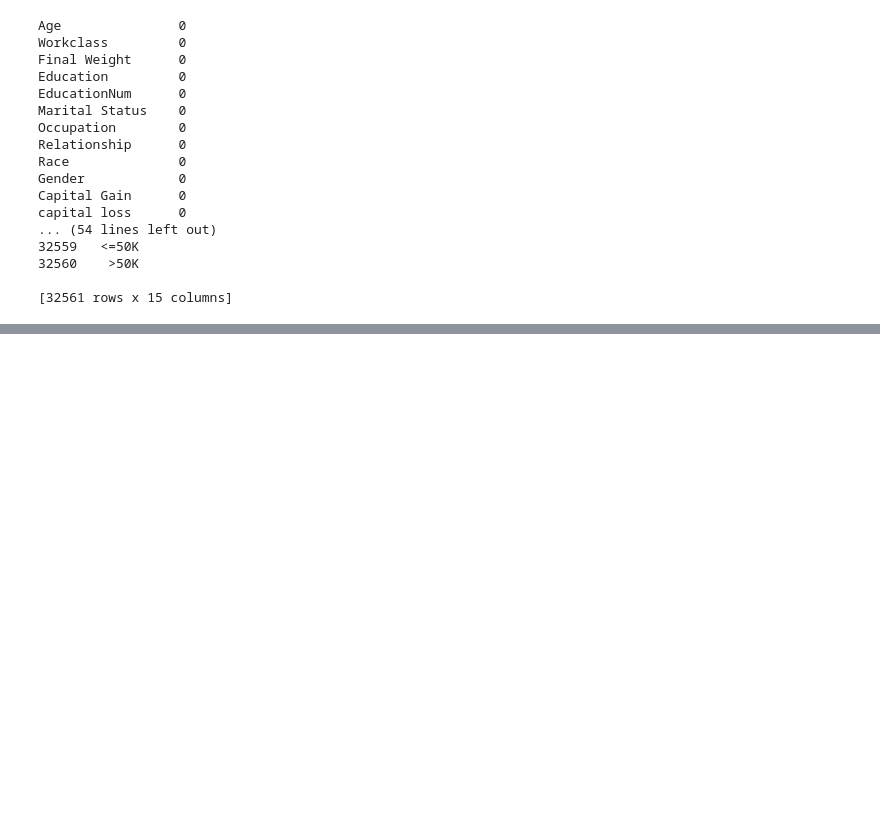
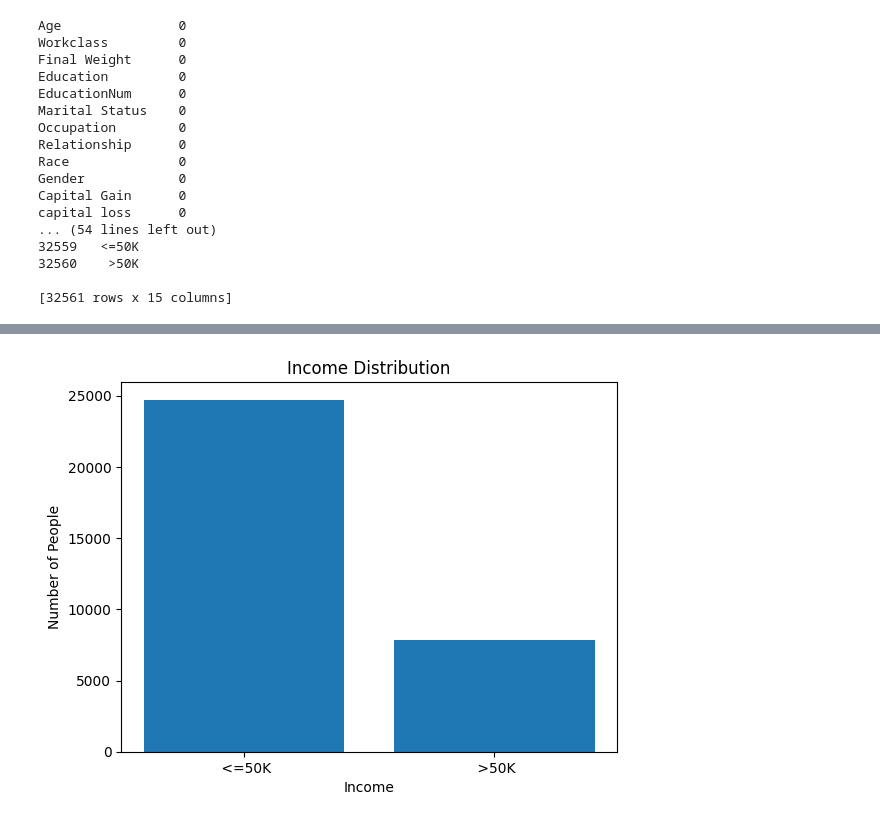
Before and after one commit to yaswanth-tech/da, a Jupyter notebook: EDA_Project1.ipynb, the cells around one changed output, grey strips where cells are left out. Drawn from its saved outputs; the diff is of its cells as text; code cells hidden in the pictures; blank space fills up the shorter version.

```diff
--- a/EDA_Project1.ipynb
+++ b/EDA_Project1.ipynb
@@ -474,0 +680,11 @@ AttributeError: 'NoneType' object has no attribute 'dropna'
+# %%
+#z-score method
+from scipy.stats import zscore
+from scipy.stats.mstats import winsorize
+df['EducationNum_zscore'] = zscore(df['EducationNum'])
+
+z_outliers = df[
+    df['EducationNum_zscore'].abs() > 16
+]
+
+print("Z-Score Outliers: ",len(z_outliers))
@@ -474,0 +715,7 @@ AttributeError: 'NoneType' object has no attribute 'dropna'
+# %%
+#winsorization
+df['EducationNum_winsorized']=winsorize(
+    df['EducationNum'],
+    limits=[0.05,0.5]
+)
+print(df.head())
@@ -474,0 +740,9 @@ AttributeError: 'NoneType' object has no attribute 'dropna'
+# %%
+#z-score method
+df['Hours per Week_zscore'] = zscore(df['Hours per Week'])
+
+z_outliers = df[
+    df['Hours per Week_zscore'].abs() > 40
+]
+
+print("Z-Score Outliers: ",len(z_outliers))
@@ -474,0 +773,7 @@ AttributeError: 'NoneType' object has no attribute 'dropna'
+# %%
+#winsorization
+df['Hours per Week_winsorized']=winsorize(
+    df['Hours per Week'],
+    limits=[0.05,0.5]
+)
+print(df.head())
@@ -474,0 +798,11 @@ AttributeError: 'NoneType' object has no attribute 'dropna'
+# %%
+#bar plot income count
+income_count = df["Income"].value_counts()
+
+plt.bar(income_count.index, income_count.values)
+plt.xlabel("Income")
+plt.ylabel("Number of People")
+plt.title("Income Distribution")
+plt.show()
+# %% [output]
+[figure, added]
```
Also changed, not shown: parts of 20 cells of this notebook.
